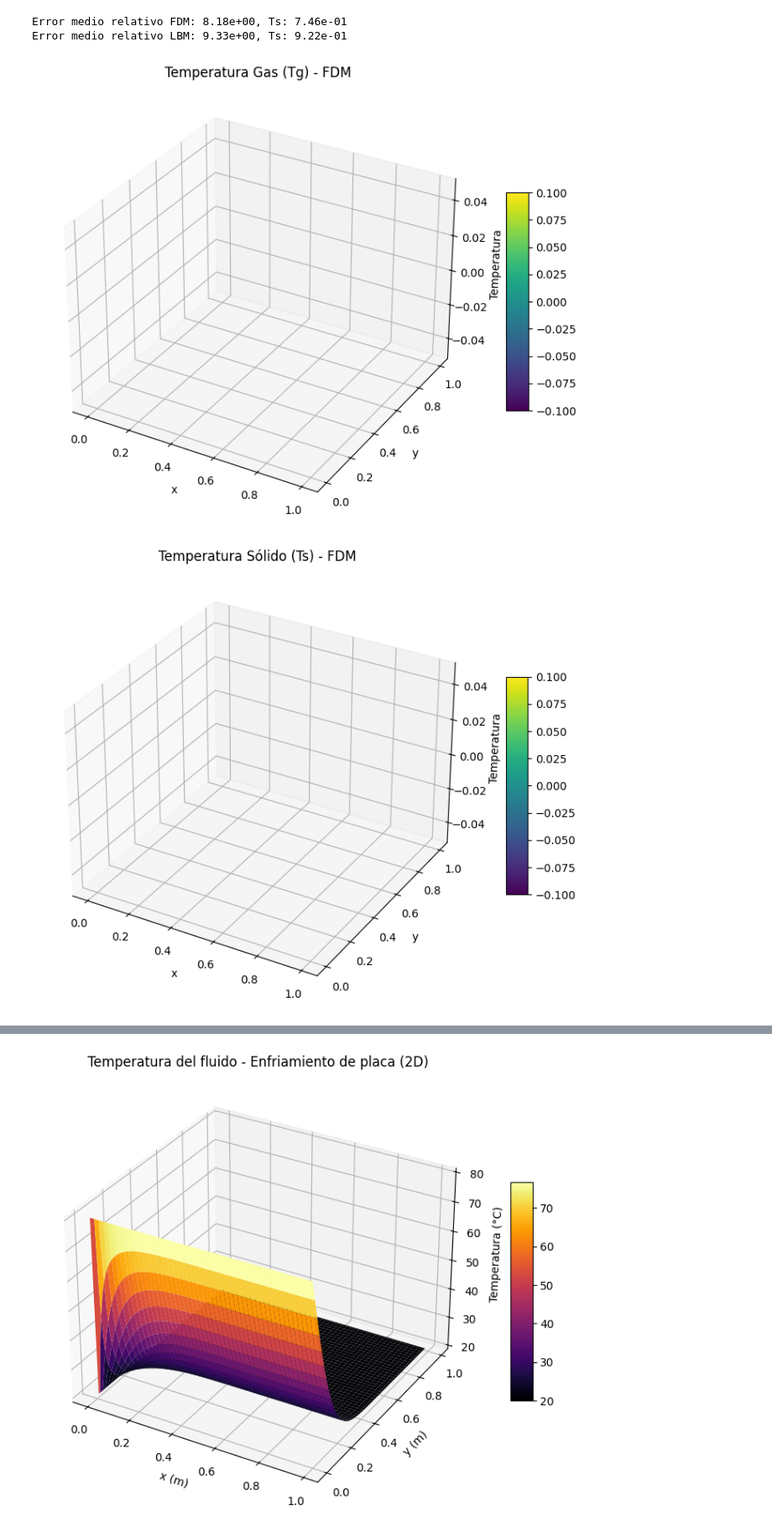
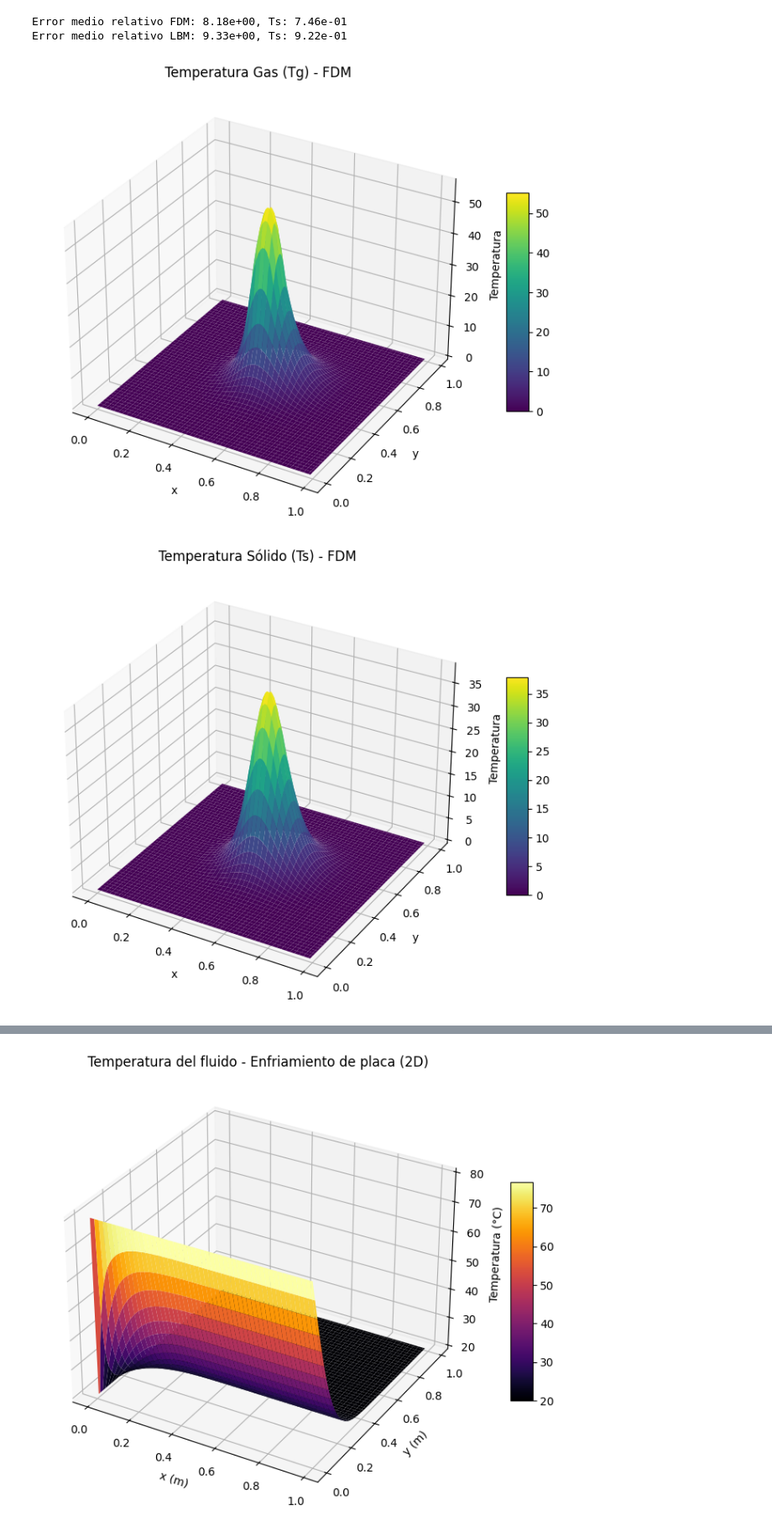
Before and after one commit to Issapizza11/Parciales, a Jupyter notebook: advection/graph.ipynb, the cells around one changed output, grey strips where cells are left out. Shown at 84% size. Saved outputs shown, nothing was run; the diff lists cells and outputs as text; code cells hidden in the pictures.

```diff
--- a/advection/graph.ipynb
+++ b/advection/graph.ipynb
@@ -133,10 +133,12 @@ import matplotlib.pyplot as plt
 from mpl_toolkits.mplot3d import Axes3D
 
 # Configuración
-Nx = 500
-Ny = 500
-dx = 0.002
-dy = 0.002
+Nx = 100
+Ny = 100
+Lx = 1.0  # Longitud del dominio en x
+Ly = 1.0  # Longitud del dominio en y
+dx = Lx / Nx
+dy = Ly / Ny
 
 # Leer archivos
 fdm_data = pd.read_csv("fdm2d_output.csv")
@@ -157,32 +159,32 @@ Ts_fdm = reshape_field(fdm_data, 'Ts')
 
 # Extraer campos de LBM
 Tg_lbm = reshape_field(lbm_data, 'Tg')
 Ts_lbm = reshape_field(lbm_data, 'Ts')
 
 # Función de graficado 3D
 def plot_surface(X, Y, Z, title, cmap='viridis'):
     fig = plt.figure(figsize=(8, 6))
     ax = fig.add_subplot(111, projection='3d')
     surf = ax.plot_surface(X, Y, Z, cmap=cmap, edgecolor='none')
     ax.set_title(title)
     ax.set_xlabel('x')
     ax.set_ylabel('y')
     ax.set_zlabel('Temperatura')
     fig.colorbar(surf, shrink=0.5, aspect=10)
     plt.tight_layout()
     plt.show()
 
 # Mostrar resultados FDM
 plot_surface(X, Y, Tg_fdm, "Temperatura Gas (Tg) - FDM")
 plot_surface(X, Y, Ts_fdm, "Temperatura Sólido (Ts) - FDM")
 
 # Mostrar resultados LBM
 plot_surface(X, Y, Tg_lbm, "Temperatura Gas (Tg) - LBM")
 plot_surface(X, Y, Ts_lbm, "Temperatura Sólido (Ts) - LBM")
 
 # Mostrar diferencia
 plot_surface(X, Y, np.abs(Tg_fdm - Tg_lbm), "Diferencia |Tg_FDM - Tg_LBM|", cmap='plasma')
 plot_surface(X, Y, np.abs(Ts_fdm - Ts_lbm), "Diferencia |Ts_FDM - Ts_LBM|", cmap='plasma')
 # %% [output]
-[figure, old version]
+[figure, new version]
-[figure, old version]
+[figure, new version]
```
Also changed, not shown: parts of 2 cells of this notebook, 7 other files.
